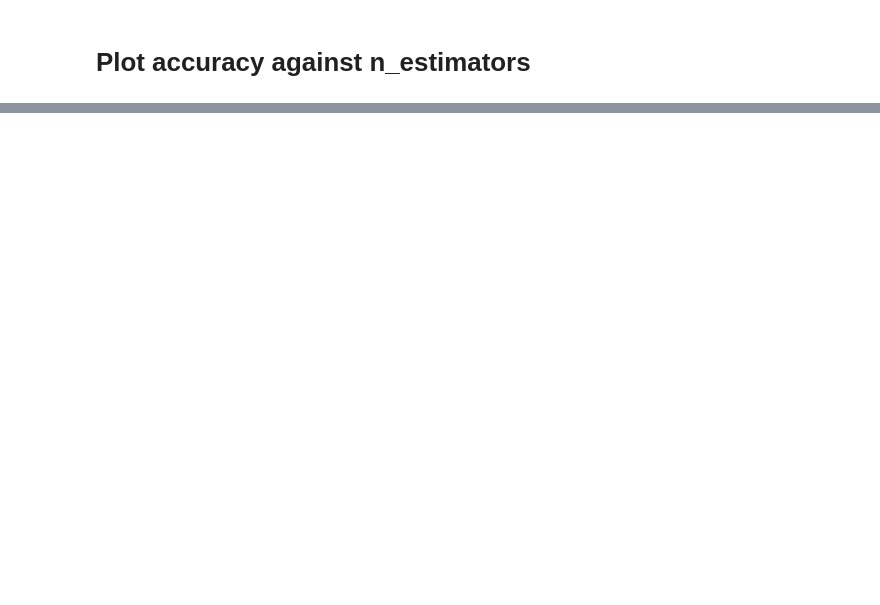
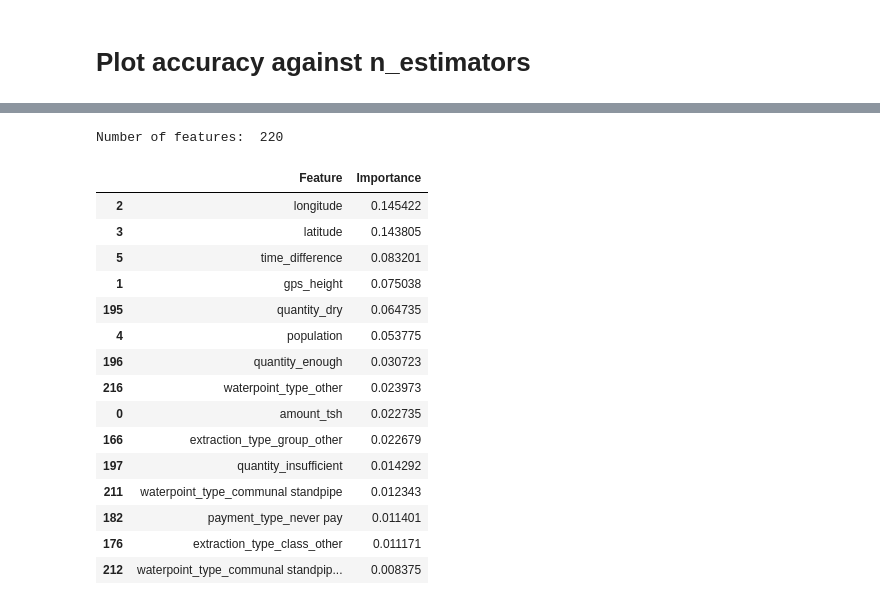
Before and after one commit to liufan2312/ORIE4741-DrivenData-Competition, a Jupyter notebook: Midterm Report Data.ipynb, the cells around one changed output, grey strips where cells are left out. Saved outputs shown, nothing was run; the diff lists cells and outputs as text; code cells hidden in the pictures; blank space fills up the shorter version.

Commit message:
Added feature importance table

```diff
--- a/Midterm Report Data.ipynb
+++ b/Midterm Report Data.ipynb
@@ -135,0 +142,25 @@ plt.show()
+# %%
+importance = pd.DataFrame(model.feature_importances_, columns=['Importance'])
+feature = pd.DataFrame(x_train.columns, columns=['Feature'])
+print("Number of features: ", feature.shape[0])
+fi = feature.join(importance.ix[:,])
+fi = fi.sort(['Importance'], ascending=False)
+fi.head(15)
+# %% [output]
+Number of features:  220
+|  | Feature | Importance |
+| 2 | longitude | 0.145422 |
+| 3 | latitude | 0.143805 |
+| 5 | time_difference | 0.083201 |
+| 1 | gps_height | 0.075038 |
+| 195 | quantity_dry | 0.064735 |
+| 4 | population | 0.053775 |
+| 196 | quantity_enough | 0.030723 |
+| 216 | waterpoint_type_other | 0.023973 |
+| 0 | amount_tsh | 0.022735 |
+| 166 | extraction_type_group_other | 0.022679 |
+| 197 | quantity_insufficient | 0.014292 |
+| 211 | waterpoint_type_communal standpipe | 0.012343 |
+| 182 | payment_type_never pay | 0.011401 |
+| 176 | extraction_type_class_other | 0.011171 |
+| 212 | waterpoint_type_communal standpip... | 0.008375 |
```
Also changed, not shown: parts of 4 cells of this notebook.
